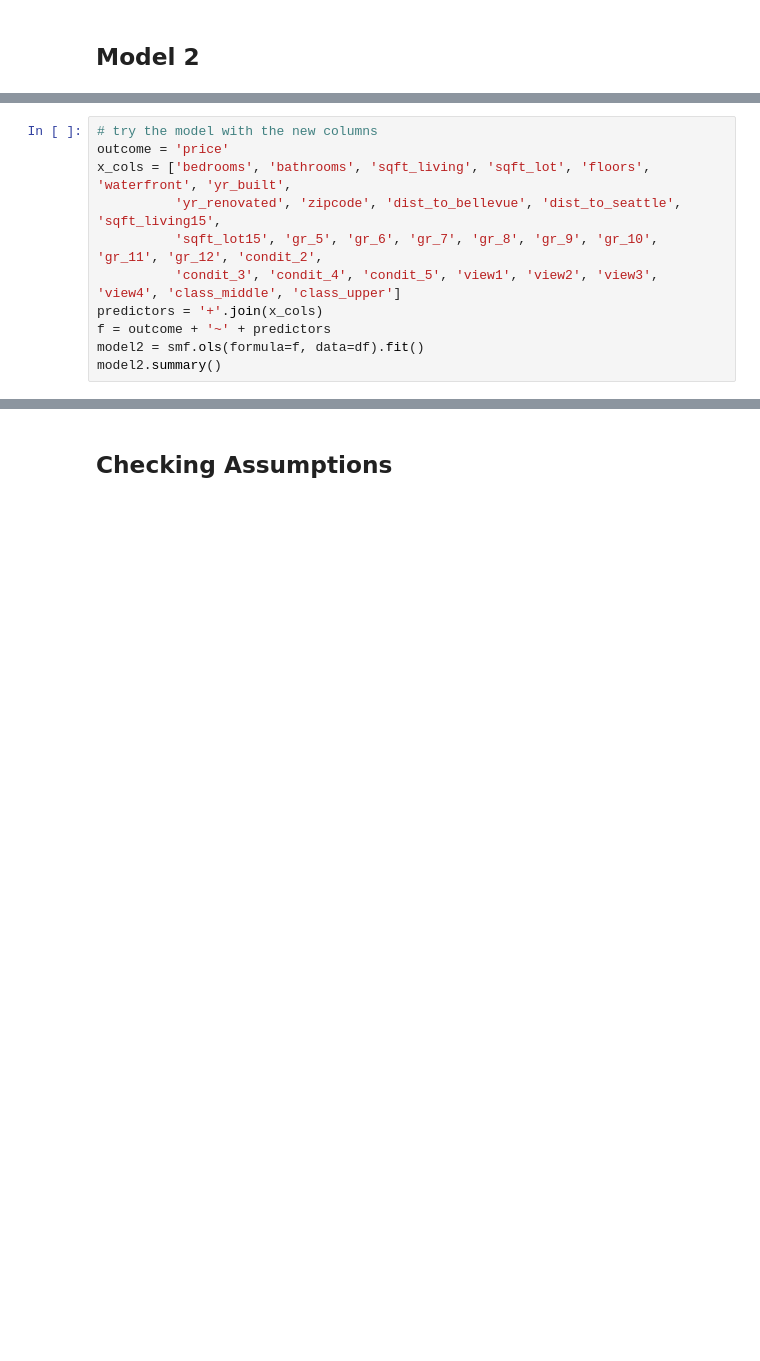
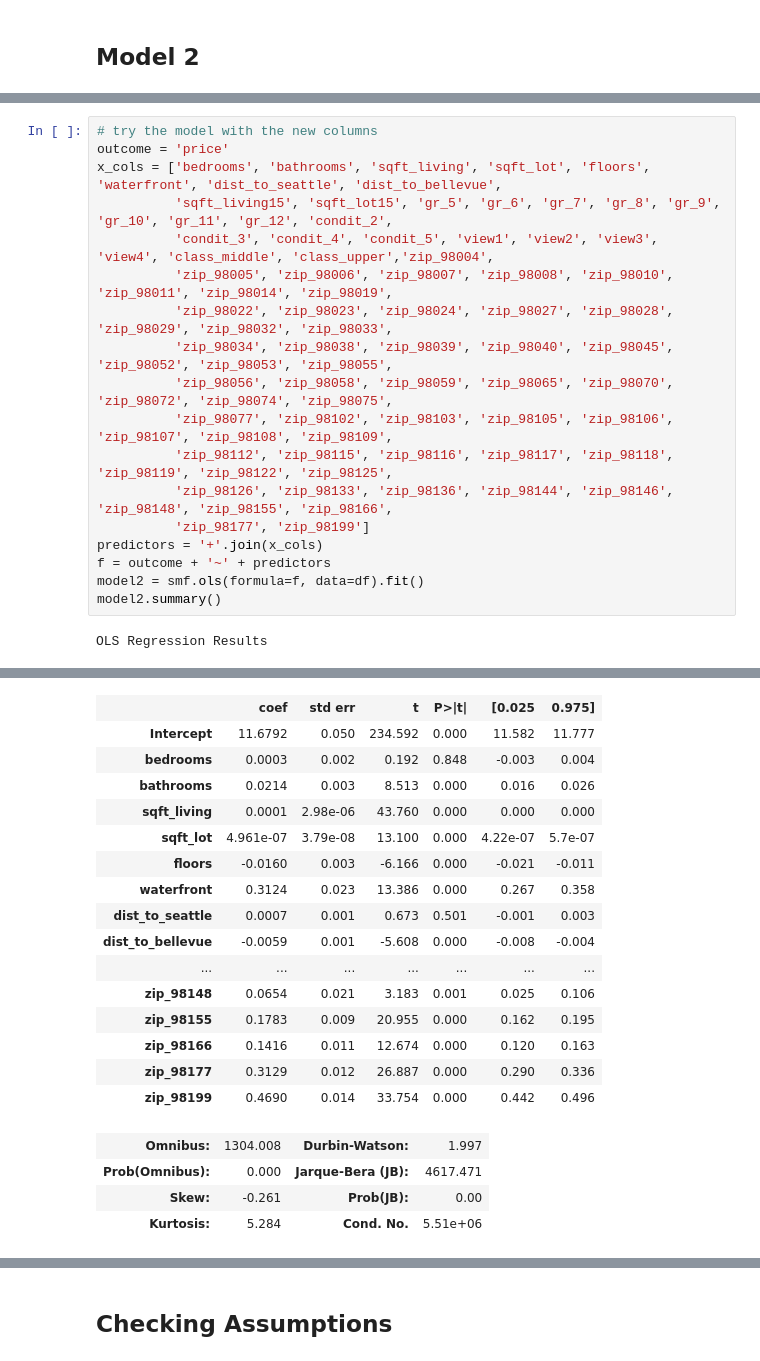
Before and after one commit to MJ-AllDay-67/Project_2_Regression, a Jupyter notebook: regression_notebook.ipynb, the cells around one changed output, grey strips where cells are left out. Saved outputs shown, nothing was run; the diff lists cells and outputs as text; blank space fills up the shorter version.

```diff
--- a/regression_notebook.ipynb
+++ b/regression_notebook.ipynb
@@ -714,11 +758,20 @@ df.info()
 # %%
 # try the model with the new columns
 outcome = 'price'
-x_cols = ['bedrooms', 'bathrooms', 'sqft_living', 'sqft_lot', 'floors', 'waterfront', 'yr_built',
-          'yr_renovated', 'zipcode', 'dist_to_bellevue', 'dist_to_seattle', 'sqft_living15',
-          'sqft_lot15', 'gr_5', 'gr_6', 'gr_7', 'gr_8', 'gr_9', 'gr_10', 'gr_11', 'gr_12', 'condit_2',
-          'condit_3', 'condit_4', 'condit_5', 'view1', 'view2', 'view3', 'view4', 'class_middle', 'class_upper']
+x_cols = ['bedrooms', 'bathrooms', 'sqft_living', 'sqft_lot', 'floors', 'waterfront', 'dist_to_seattle', 'dist_to_bellevue',
+          'sqft_living15', 'sqft_lot15', 'gr_5', 'gr_6', 'gr_7', 'gr_8', 'gr_9', 'gr_10', 'gr_11', 'gr_12', 'condit_2',
+          'condit_3', 'condit_4', 'condit_5', 'view1', 'view2', 'view3', 'view4', 'class_middle', 'class_upper','zip_98004',
+          'zip_98005', 'zip_98006', 'zip_98007', 'zip_98008', 'zip_98010', 'zip_98011', 'zip_98014', 'zip_98019',
+          'zip_98022', 'zip_98023', 'zip_98024', 'zip_98027', 'zip_98028', 'zip_98029', 'zip_98032', 'zip_98033',
+          'zip_98034', 'zip_98038', 'zip_98039', 'zip_98040', 'zip_98045', 'zip_98052', 'zip_98053', 'zip_98055',
+          'zip_98056', 'zip_98058', 'zip_98059', 'zip_98065', 'zip_98070', 'zip_98072', 'zip_98074', 'zip_98075',
+          'zip_98077', 'zip_98102', 'zip_98103', 'zip_98105', 'zip_98106', 'zip_98107', 'zip_98108', 'zip_98109',
+          'zip_98112', 'zip_98115', 'zip_98116', 'zip_98117', 'zip_98118', 'zip_98119', 'zip_98122', 'zip_98125',
+          'zip_98126', 'zip_98133', 'zip_98136', 'zip_98144', 'zip_98146', 'zip_98148', 'zip_98155', 'zip_98166',
+          'zip_98177', 'zip_98199']
 predictors = '+'.join(x_cols)
 f = outcome + '~' + predictors
 model2 = smf.ols(formula=f, data=df).fit()
 model2.summary()
+# %% [output]
+OLS Regression Results
@@ -724,0 +787,20 @@ model2.summary()
+|  | coef | std err | t | P>|t| | [0.025 | 0.975] |
+| Intercept | 11.6792 | 0.050 | 234.592 | 0.000 | 11.582 | 11.777 |
+| bedrooms | 0.0003 | 0.002 | 0.192 | 0.848 | -0.003 | 0.004 |
+| bathrooms | 0.0214 | 0.003 | 8.513 | 0.000 | 0.016 | 0.026 |
+| sqft_living | 0.0001 | 2.98e-06 | 43.760 | 0.000 | 0.000 | 0.000 |
+| sqft_lot | 4.961e-07 | 3.79e-08 | 13.100 | 0.000 | 4.22e-07 | 5.7e-07 |
+| floors | -0.0160 | 0.003 | -6.166 | 0.000 | -0.021 | -0.011 |
+| waterfront | 0.3124 | 0.023 | 13.386 | 0.000 | 0.267 | 0.358 |
+| dist_to_seattle | 0.0007 | 0.001 | 0.673 | 0.501 | -0.001 | 0.003 |
+| dist_to_bellevue | -0.0059 | 0.001 | -5.608 | 0.000 | -0.008 | -0.004 |
+| ... | ... | ... | ... | ... | ... | ... |
+| zip_98148 | 0.0654 | 0.021 | 3.183 | 0.001 | 0.025 | 0.106 |
+| zip_98155 | 0.1783 | 0.009 | 20.955 | 0.000 | 0.162 | 0.195 |
+| zip_98166 | 0.1416 | 0.011 | 12.674 | 0.000 | 0.120 | 0.163 |
+| zip_98177 | 0.3129 | 0.012 | 26.887 | 0.000 | 0.290 | 0.336 |
+| zip_98199 | 0.4690 | 0.014 | 33.754 | 0.000 | 0.442 | 0.496 |
+| Omnibus: | 1304.008 | Durbin-Watson: | 1.997 |
+| Prob(Omnibus): | 0.000 | Jarque-Bera (JB): | 4617.471 |
+| Skew: | -0.261 | Prob(JB): | 0.00 |
+| Kurtosis: | 5.284 | Cond. No. | 5.51e+06 |
```
Also changed, not shown: parts of 42 cells of this notebook, 3 other files.
